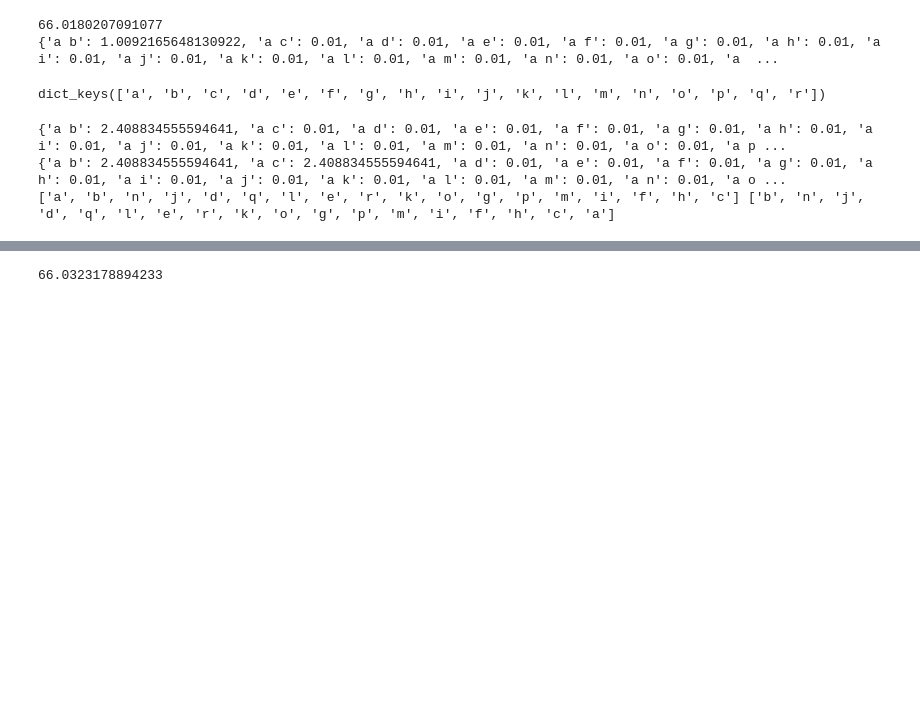
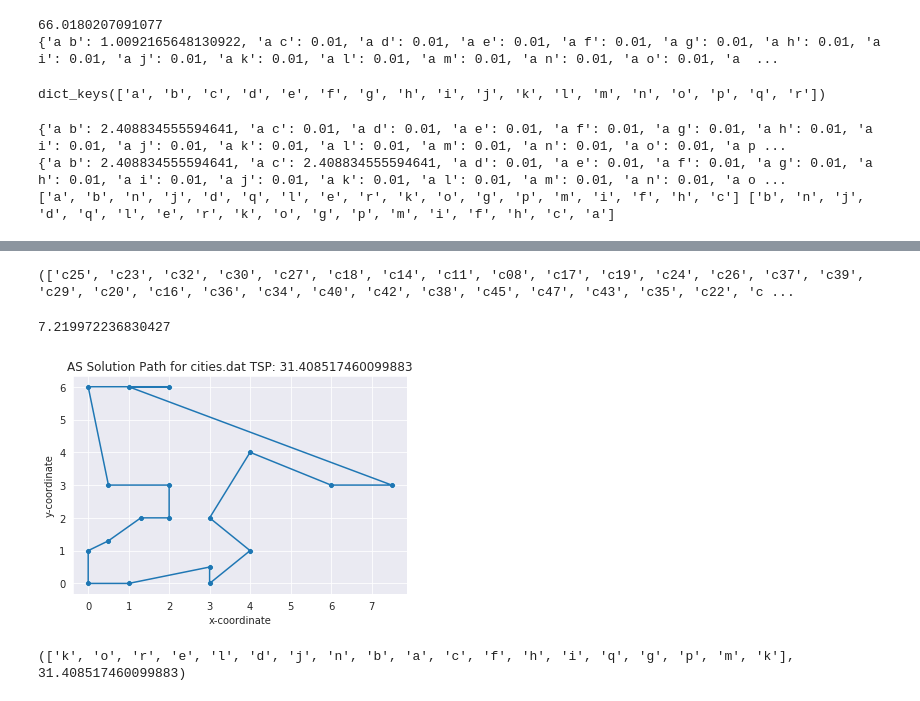
Before and after one commit to kensekense/unige, a Jupyter notebook: metaheuristics/tp_4/ant_search.ipynb, the cells around one changed output, grey strips where cells are left out. Saved outputs shown, nothing was run; the diff lists cells and outputs as text; code cells hidden in the pictures; blank space fills up the shorter version.

```diff
--- a/metaheuristics/tp_4/ant_search.ipynb
+++ b/metaheuristics/tp_4/ant_search.ipynb
@@ -32,7 +32,7 @@ def inverse_distance (i, j):
     distance = math.sqrt(x**2 + y**2) #euclidean distance
     return 1.0/distance #inverse distance
 # %%
-def init_ph_graph (city):
+def init_ph_graph (city, T_0):
 
     #obtain a list of nodes
     all_nodes = list(city.keys())
@@ -43,7 +43,7 @@ def init_ph_graph (city):
     for i in range(0, len(all_nodes)):
         for j in range(i, len(all_nodes)): #only do one side, save space
             if i != j: #no self edges
-                ph_graph["{0} {1}".format(all_nodes[i], all_nodes[j])] = 0.01 #a small amount > 0
+                ph_graph["{0} {1}".format(all_nodes[i], all_nodes[j])] = 1.0/T_0 #a small amount > 0
 
     return ph_graph
 # %%
@@ -157,8 +157,14 @@ def ant_search (cityfile, rank, timesteps):
     #create the city
     city = create_city(cityfile)
 
+    #find T_0
+    sum = 0.0
+    for trial in range (0, 10):
+        sum+= nearest_neighbor(cityfile)[1]
+    T_0 = 1/(sum/10.0)
+
     #initialize the graph
-    ph_graph = init_ph_graph(city)
+    ph_graph = init_ph_graph(city, T_0)
 
     for t in range (0, timesteps):
         for k in range (0, rank):
@@ -192,3 +207,8 @@ print(sol)
+# %%
+sol5 = ant_search("cities2.dat", 50, 20)
+print(sol5)
+# %% [output]
+(['c25', 'c23', 'c32', 'c30', 'c27', 'c18', 'c14', 'c11', 'c08', 'c17', 'c19', 'c24', 'c26', 'c37', 'c39', 'c29', 'c20', 'c16', 'c36', 'c34', 'c40', 'c42', 'c38', 'c45', 'c47', 'c43', 'c35', 'c22', 'c ...
 # %%
 def nearest_neighbor(cityfile):
     city = create_city(cityfile)
@@ -223,7 +243,34 @@ def nearest_neighbor(cityfile):
 # %%
 sum = 0.0
 for trial in range (0, 10):
-    sum+= nearest_neighbor("cities.dat")[1]
+    sum+= nearest_neighbor("cities2.dat")[1]
 print(sum/10)
 # %% [output]
-66.0323178894233
+7.219972236830427
+# %%
+import matplotlib.pyplot as plt
+import seaborn as sb
+
+sol = ant_search("cities.dat", 10, 10)
+
+show_locations = sol[0]
+show_locations.append(show_locations[0])
+cities = create_city("cities.dat")
+xes = []
+yes = []
+for locations in show_locations:
+    xes.append(cities[locations][0]) #x loc
+    yes.append(cities[locations][1]) #y loc
+
+with sb.axes_style("darkgrid"):
+
+    ax = sb.scatterplot(xes[:],yes[:])
+    plt.plot(xes[:],yes[:])
+    ax.title.set_text("AS Solution Path for cities.dat TSP: "+str(sol[1]))
+    ax.set(xlabel = "x-coordinate", ylabel= "y-coordinate")
+# %% [output]
+[figure, added]
+# %%
+print(sol)
+# %% [output]
+(['k', 'o', 'r', 'e', 'l', 'd', 'j', 'n', 'b', 'a', 'c', 'f', 'h', 'i', 'q', 'g', 'p', 'm', 'k'], 31.408517460099883)
```
Also changed, not shown: parts of 2 cells of this notebook, 41 other files.
